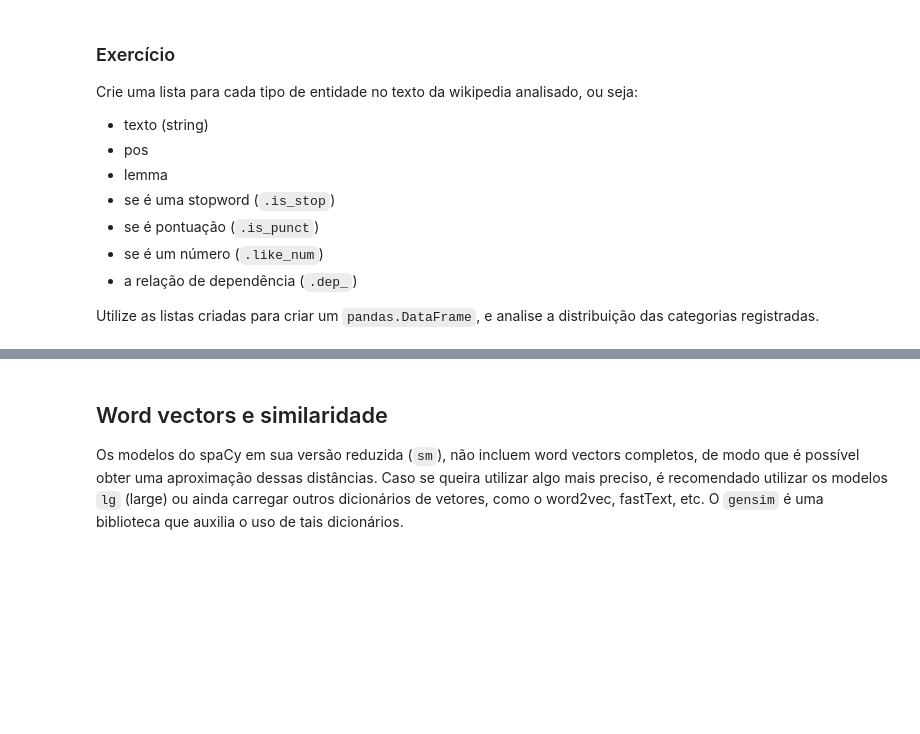
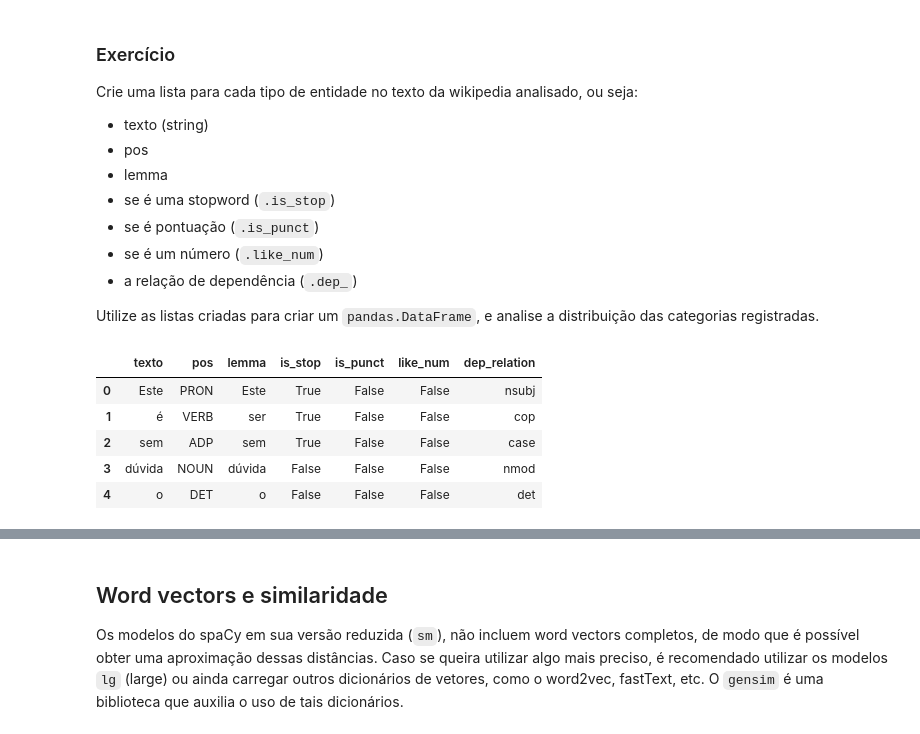
Before and after one commit to ufrpe-ensino/curso-mineracao-textos, a Jupyter notebook: 01_PLN_spaCy.ipynb, the cells around one changed output, grey strips where cells are left out. Saved outputs shown, nothing was run; the diff lists cells and outputs as text; code cells hidden in the pictures; blank space fills up the shorter version.

```diff
--- a/01_PLN_spaCy.ipynb
+++ b/01_PLN_spaCy.ipynb
@@ -169,0 +352,10 @@ content = p.content
+# %%
+# sua resposta
+nlp = spacy.load('pt')
+doc = nlp(content.replace('\n',' '))
+
+for sent in list(doc.sents)[:10]:
+  print(sent)
+  for ent in sent.ents:
+    print('NER:', ent)
+  print()
@@ -217,0 +459,35 @@ tokens = [token.text for token in doc]
+# %%
+doc = nlp(content)
+tokens = [token.text for token in doc]
+
+# resposta
+import pandas as pd
+
+doc = nlp(review)
+
+data = {'texto':[],
+        'pos':[],
+        'lemma': [],
+        'is_stop': [],
+        'is_punct':[],
+        'like_num':[],
+        'dep_relation':[]}
+
+for token in doc:
+  data['texto'].append(token.text)
+  data['pos'].append(token.pos_)
+  data['lemma'].append(token.lemma_)
+  data['is_stop'].append(token.is_stop)
+  data['is_punct'].append(token.is_punct)
+  data['like_num'].append(token.like_num)
+  data['dep_relation'].append(token.dep_)
+
+df = pd.DataFrame(data=data)
+df.head()
+# %% [output]
+|  | texto | pos | lemma | is_stop | is_punct | like_num | dep_relation |
+| 0 | Este | PRON | Este | True | False | False | nsubj |
+| 1 | é | VERB | ser | True | False | False | cop |
+| 2 | sem | ADP | sem | True | False | False | case |
+| 3 | dúvida | NOUN | dúvida | False | False | False | nmod |
+| 4 | o | DET | o | False | False | False | det |
```
Also changed, not shown: parts of 36 cells of this notebook.
